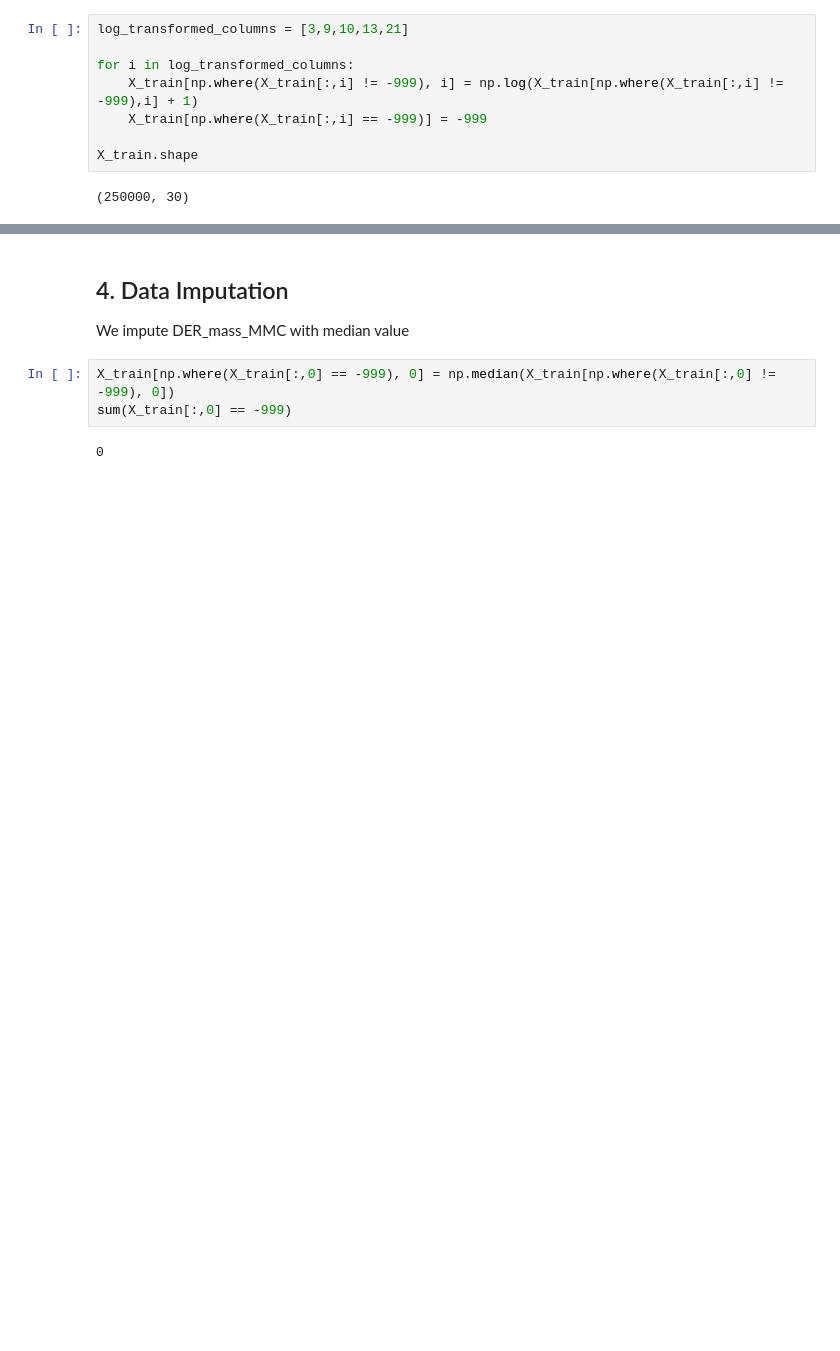
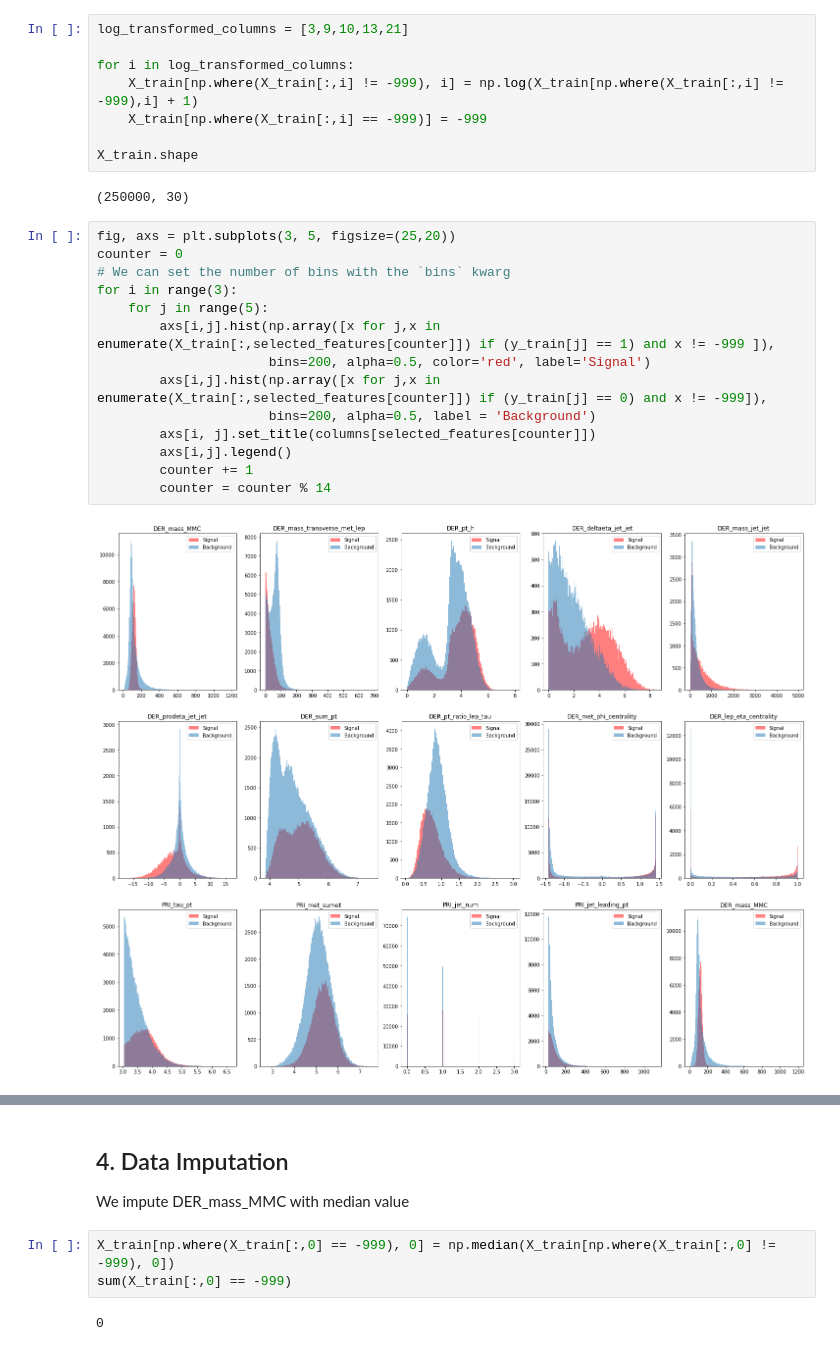
Before and after one commit to canaltinigne/EPFL-ML-Project_1, a Jupyter notebook: code/Feature_Engineering.ipynb, the cells around one changed output, grey strips where cells are left out. Drawn from its saved outputs; the diff is of its cells as text; blank space fills up the shorter version.

```diff
--- a/code/Feature_Engineering.ipynb
+++ b/code/Feature_Engineering.ipynb
@@ -529,6 +522,22 @@ for i in log_transformed_columns:
 X_train.shape
 # %% [output]
 (250000, 30)
+# %%
+fig, axs = plt.subplots(3, 5, figsize=(25,20))
+counter = 0
+# We can set the number of bins with the `bins` kwarg
+for i in range(3):
+    for j in range(5):
+        axs[i,j].hist(np.array([x for j,x in enumerate(X_train[:,selected_features[counter]]) if (y_train[j] == 1) and x != -999 ]),
+                      bins=200, alpha=0.5, color='red', label='Signal')
+        axs[i,j].hist(np.array([x for j,x in enumerate(X_train[:,selected_features[counter]]) if (y_train[j] == 0) and x != -999]),
+                      bins=200, alpha=0.5, label = 'Background')
+        axs[i, j].set_title(columns[selected_features[counter]])
+        axs[i,j].legend()
+        counter += 1
+        counter = counter % 14
+# %% [output]
+[figure, added]
 # %%
 X_train = X_train[:, selected_features]
 X_train.shape
```
Also changed, not shown: parts of 58 cells of this notebook, 11 other files.
